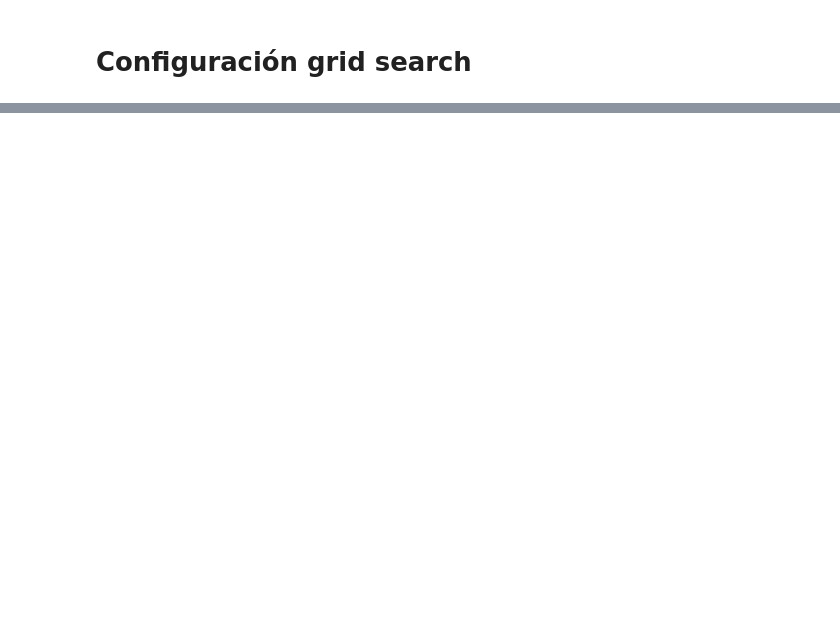
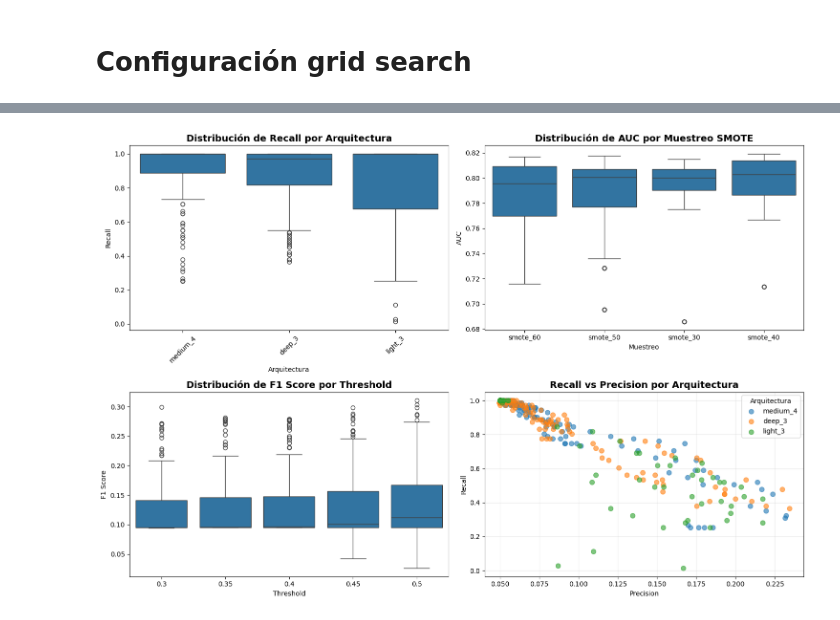
Before and after one commit to Clauelenar10/dashboard-desercion-estudiantil, a Jupyter notebook: modelocode.ipynb, the cells around one changed output, grey strips where cells are left out. Saved outputs shown, nothing was run; the diff lists cells and outputs as text; code cells hidden in the pictures; blank space fills up the shorter version.

```diff
--- a/modelocode.ipynb
+++ b/modelocode.ipynb
@@ -173,7 +216,8 @@ Datos procesados: 10215 filas x 62 columnas
 # %%
 df = df.dropna(subset=['desertor'])
 
-X = df.drop(['desertor', 'graduado'], axis=1)
+# Excluir descripcion_bachillerato del modelo
+X = df.drop(['desertor', 'graduado', 'descripcion_bachillerato'], axis=1)
 y = df['desertor'].astype(int)
 
 # Primera división: 70% entrenamiento, 30% temporal
@@ -245,7 +289,7 @@ arquitecturas = {
 }
 
 hiperparametros = {
-    'dropout_rates': [0.2, 0.3, 0.4, 0.5],
+    'dropout_rates': [0.2, 0.3, 0.4],
     'learning_rates': [ 0.001, 0.002],
     'batch_sizes': [64, 128, 256],
     'optimizers': ['adam', 'rmsprop']
@@ -409,0 +454,10 @@ KeyboardInterrupt:
+# %%
+# Convertir resultados a DataFrame
+df_resultados = pd.DataFrame(resultados_busqueda)
+
+print(f"Total de resultados: {len(df_resultados)}")
+print(f"Modelos entrenados: {len(modelos_entrenados)}")
+print(f"Configuraciones por modelo: {len(df_resultados) // len(modelos_entrenados)} thresholds")
+
+# Ver primeras filas
+df_resultados.head(10)
@@ -409,0 +539,40 @@ KeyboardInterrupt:
+# %%
+# Visualización: Distribución de métricas
+import matplotlib.pyplot as plt
+import seaborn as sns
+
+fig, axes = plt.subplots(2, 2, figsize=(15, 10))
+
+# Recall por arquitectura
+sns.boxplot(data=df_resultados, x='arquitectura', y='recall', ax=axes[0, 0])
+axes[0, 0].set_title('Distribución de Recall por Arquitectura', fontsize=14, fontweight='bold')
+axes[0, 0].set_xlabel('Arquitectura')
+axes[0, 0].set_ylabel('Recall')
+axes[0, 0].tick_params(axis='x', rotation=45)
+
+# AUC por muestreo
+sns.boxplot(data=df_resultados, x='muestreo', y='auc', ax=axes[0, 1])
+axes[0, 1].set_title('Distribución de AUC por Muestreo SMOTE', fontsize=14, fontweight='bold')
+axes[0, 1].set_xlabel('Muestreo')
+axes[0, 1].set_ylabel('AUC')
+
+# F1 Score por threshold
+sns.boxplot(data=df_resultados, x='threshold', y='f1', ax=axes[1, 0])
+axes[1, 0].set_title('Distribución de F1 Score por Threshold', fontsize=14, fontweight='bold')
+axes[1, 0].set_xlabel('Threshold')
+axes[1, 0].set_ylabel('F1 Score')
+
+# Recall vs Precision scatter
+for arquitectura in df_resultados['arquitectura'].unique():
+    datos = df_resultados[df_resultados['arquitectura'] == arquitectura]
+    axes[1, 1].scatter(datos['precision'], datos['recall'], label=arquitectura, alpha=0.6, s=50)
+axes[1, 1].set_title('Recall vs Precision por Arquitectura', fontsize=14, fontweight='bold')
+axes[1, 1].set_xlabel('Precision')
+axes[1, 1].set_ylabel('Recall')
+axes[1, 1].legend(title='Arquitectura')
+axes[1, 1].grid(True, alpha=0.3)
+
+plt.tight_layout()
+plt.show()
+# %% [output]
+[figure, added]
```
Also changed, not shown: parts of 26 cells of this notebook, 5 other files.
